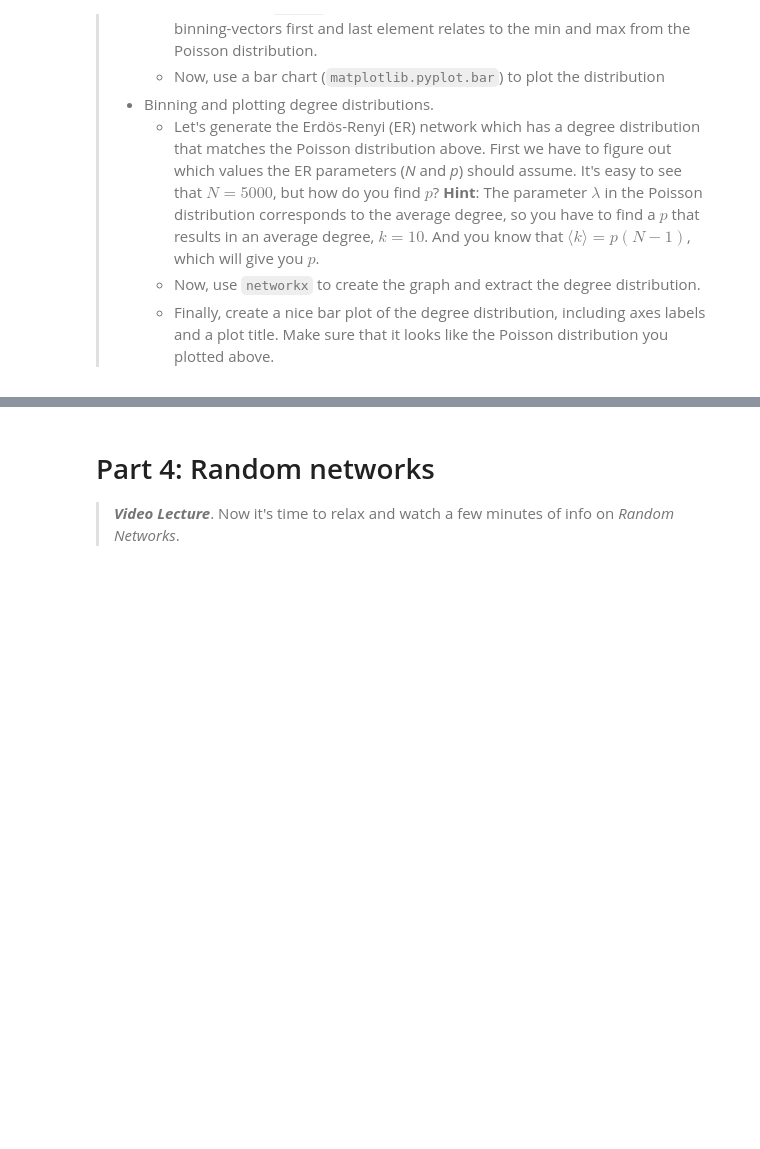
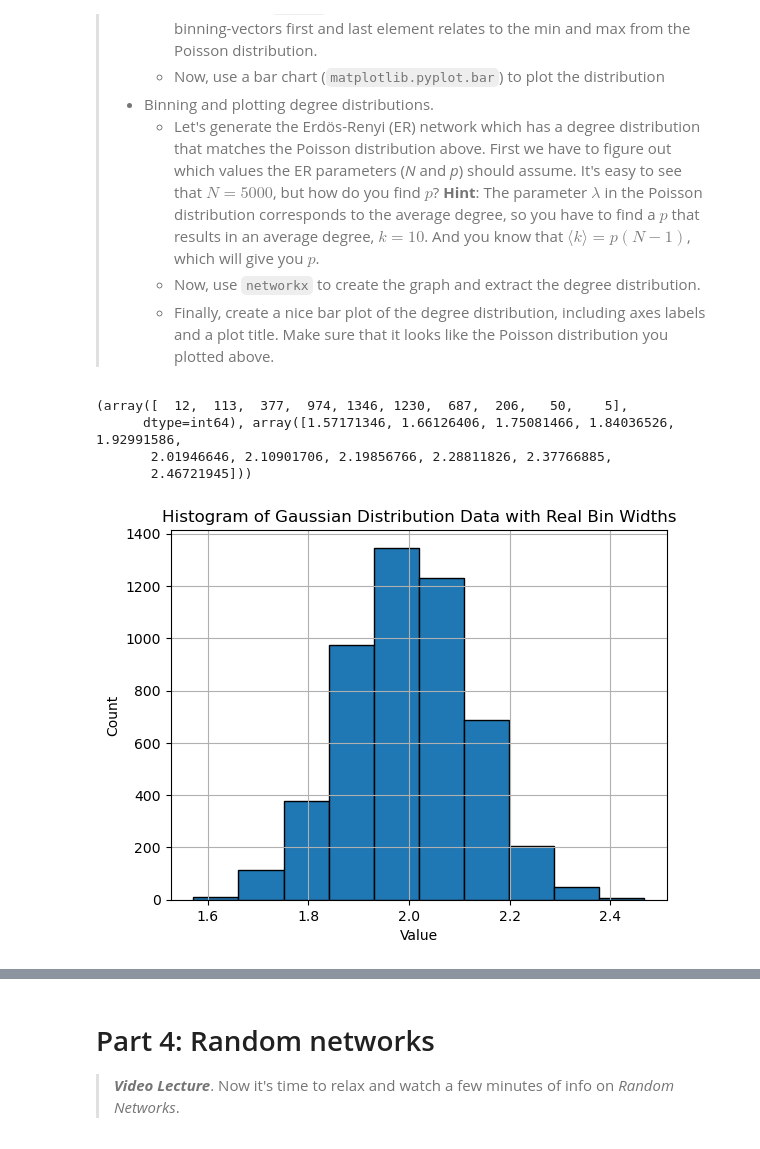
Before and after one commit to Qingwen-Zeng/Social-Graphy-and-Interactions, a Jupyter notebook: Week2_Exercise.ipynb, the cells around one changed output, grey strips where cells are left out. Drawn from its saved outputs; the diff is of its cells as text; code cells hidden in the pictures; blank space fills up the shorter version.

```diff
--- a/Week2_Exercise.ipynb
+++ b/Week2_Exercise.ipynb
@@ -157,3 +313,38 @@ As I hint right above, this exercise is about you discovering nuances of binning
 >   * Now, use `networkx` to create the graph and extract the degree distribution.
 >   * Finally, create a nice bar plot of the degree distribution, including axes labels and a plot title. Make sure that it looks like the Poisson distribution you plotted above.
 >
+# %%
+random.seed(5)
+# Gaussian distribution parameters
+mu = 2
+sigma = 0.125
+# Generate 5000 data points
+data = [random.gauss(mu, sigma) for i in range(5000)]
+
+bined_data = np.histogram(data,bins=10)
+print(bined_data)
+# array 1 is the quantities of the data fall in different bins
+# array 2 is the bounary of the bins
+# not the same length since the number of the gap of the bins will less 1 than the bounaries of the bins
+# Extract the bin counts and bin edges
+bin_counts, bin_edges = bined_data
+
+# Calculate bin centers (average of adjacent bin edges) reduce 1 to the array2 from 11 to 10 then you can match with the array1
+bin_centers = (bin_edges[:-1] + bin_edges[1:]) / 2
+
+# Calculate the actual width for each bin
+bin_widths = bin_edges[1:] - bin_edges[:-1]
+
+# Plotting the histogram using a bar plot with actual bin widths
+plt.bar(bin_centers, bin_counts, width=bin_widths, edgecolor='black', align='center')
+plt.xlabel('Value')
+plt.ylabel('Count')
+plt.title('Histogram of Gaussian Distribution Data with Real Bin Widths')
+plt.grid(True)
+plt.show()
+# %% [output]
+(array([  12,  113,  377,  974, 1346, 1230,  687,  206,   50,    5],
+      dtype=int64), array([1.57171346, 1.66126406, 1.75081466, 1.84036526, 1.92991586,
+       2.01946646, 2.10901706, 2.19856766, 2.28811826, 2.37766885,
+       2.46721945]))
+[figure, added]
```
Also changed, not shown: parts of 16 cells of this notebook.
